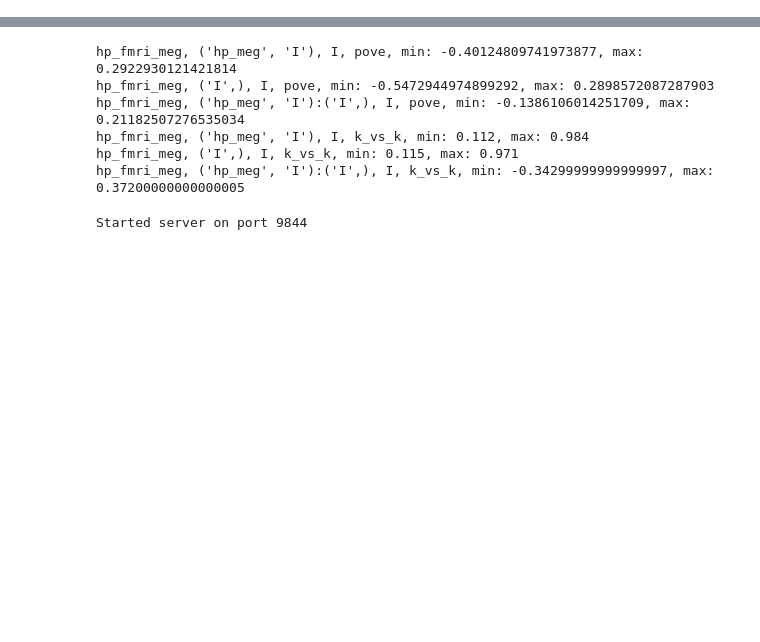
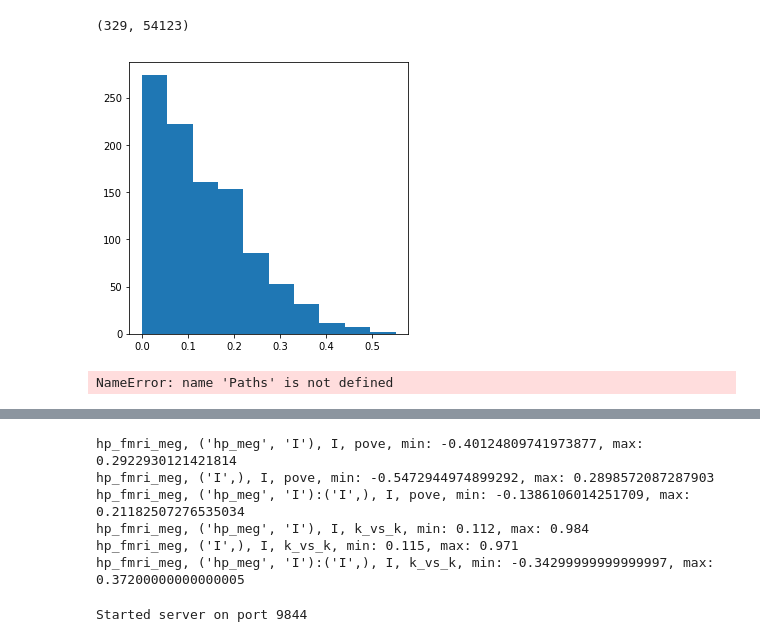
Before and after one commit to danrsc/bert_brain, a Jupyter notebook: bert_experiments.ipynb, the cells around one changed output, grey strips where cells are left out. Drawn from its saved outputs; the diff is of its cells as text; code cells hidden in the pictures; blank space fills up the shorter version.

```diff
--- a/bert_experiments.ipynb
+++ b/bert_experiments.ipynb
@@ -36,0 +562,21 @@ paths = Paths()
+# %%
+print(err_a.shape)
+render_subplot_artists(SubplotArtist(width=5, height=5, render_fn=lambda ax: ax.hist(permutations[:, 0])))
+# %% [output]
+(329, 54123)
+[figure, added]
+# %%
+paths = Paths()
+erp_tasks = ('epnp', 'pnp', 'elan', 'lan', 'n400', 'p600')
+training_variations, settings, num_runs, _, aux_loss = named_variations('erp_hp_meg')
+aggregated, count_runs = read_variation_results(
+    paths,
+    'erp_hp_meg',
+    # TrainingVariation(('hp_meg',), load_from=LoadFrom('hp_meg_erp', loss_tasks=erp_tasks)),
+    TrainingVariation(
+                ('hp_meg',), load_from=LoadFrom(
+                    'hp_meg_erp',
+                    TrainingVariation(erp_tasks, load_from=LoadFrom('hp_fmri_meg', loss_tasks=('hp_meg',))))),
+    aux_loss, num_runs, compute_scalar=False, k_vs_k_num_samples=1000, k_vs_k_feature_axes={'hp_meg': (-2, -1)})
+# %% [output]
+NameError: name 'Paths' is not defined
```
Also changed, not shown: parts of 14 cells of this notebook, 1 other file.
